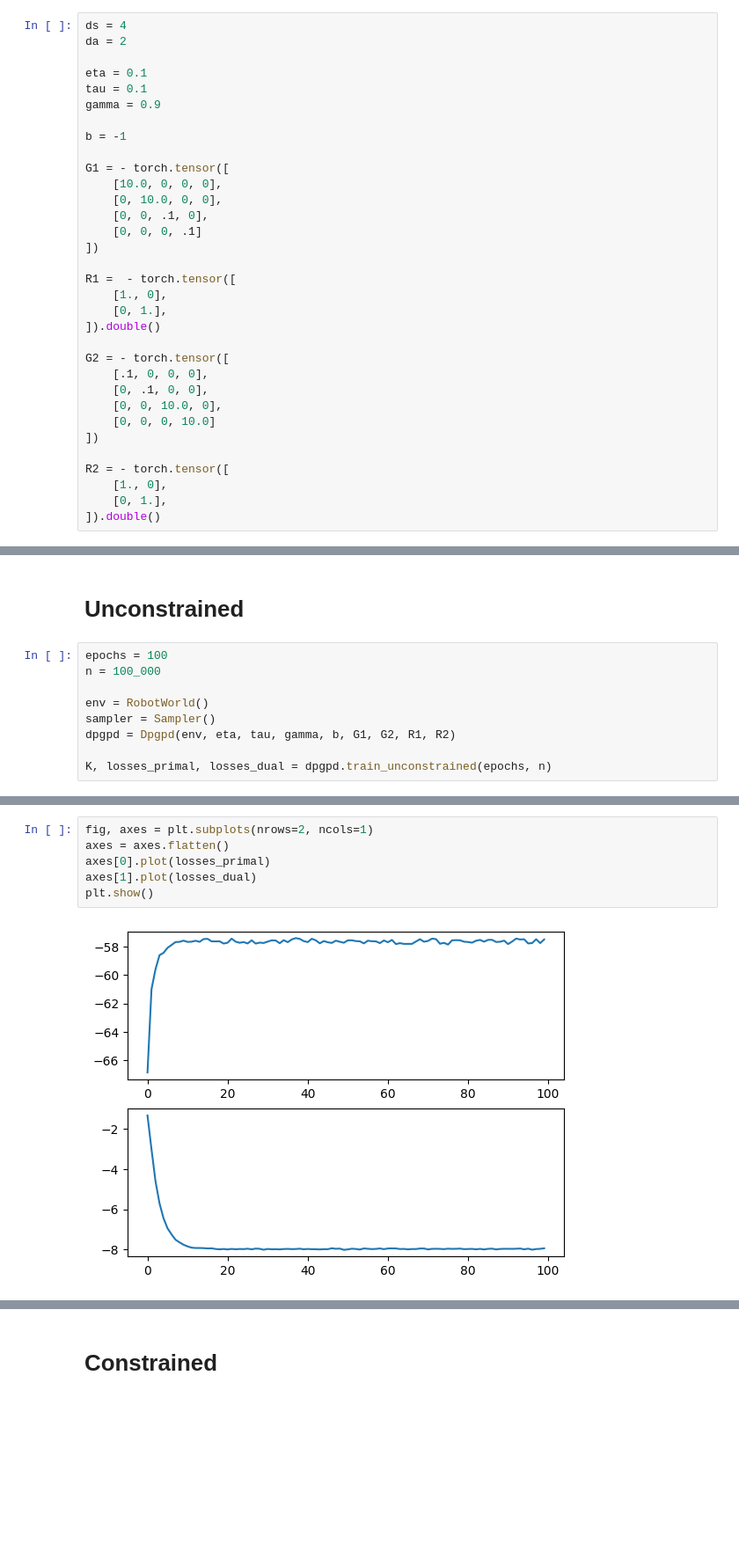
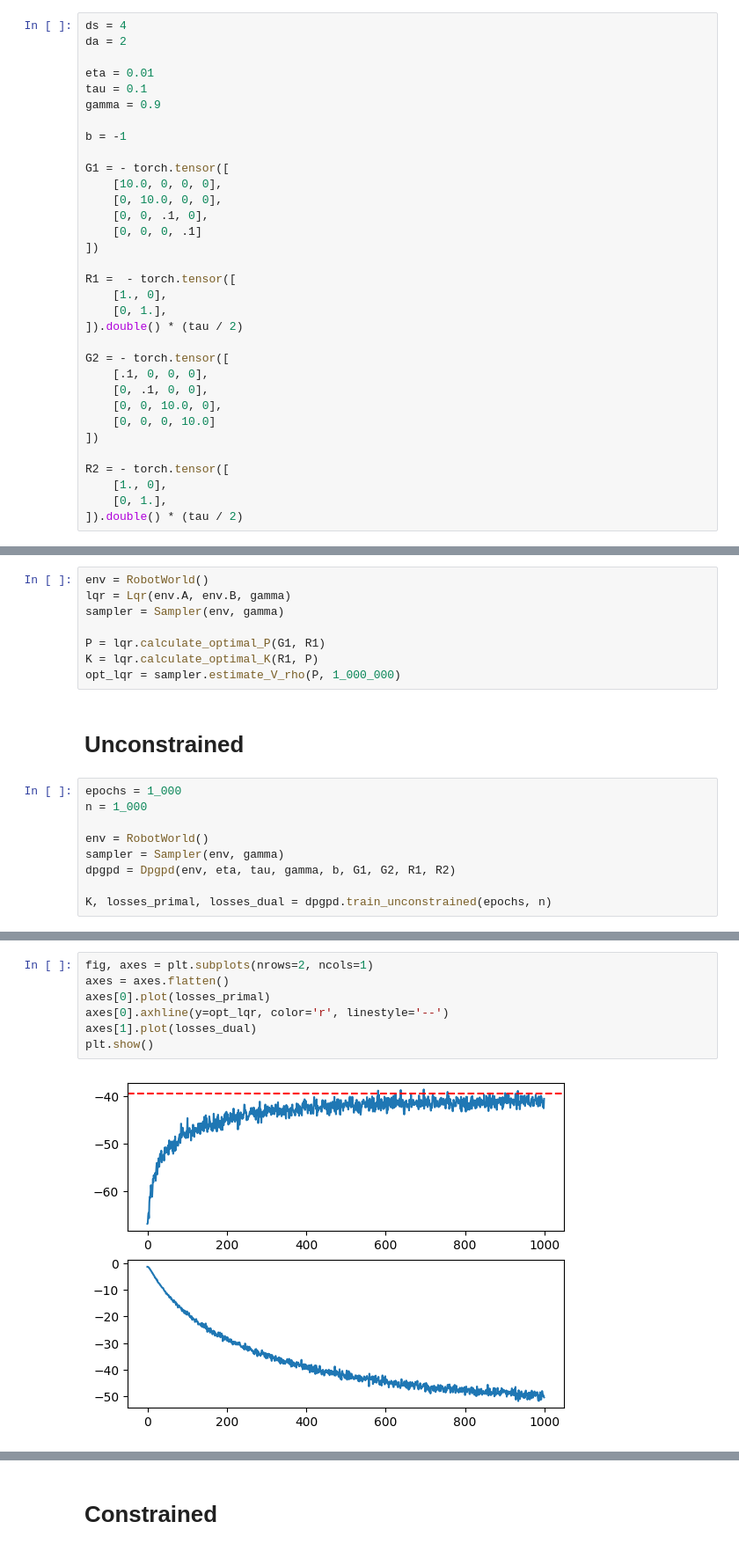
Before and after one commit to sergiorozada12/d-pg-pd, a Jupyter notebook: experiments/EXP1_vel_DPGPD.ipynb, the cells around one changed output, grey strips where cells are left out. Shown: that part at 88% size. Saved outputs shown, nothing was run; the diff lists cells and outputs as text; blank space fills up the shorter version.

Commit message:
feature: added adpgpd from samples

```diff
--- a/experiments/EXP1_DPGPD_exact.ipynb
+++ b/experiments/EXP1_vel_DPGPD.ipynb
@@ -17,7 +17,7 @@ from src.sampling import Sampler
 ds = 4
 da = 2
 
-eta = 0.1
+eta = 0.01
 tau = 0.1
 gamma = 0.9
 
@@ -33,7 +33,7 @@ G1 = - torch.tensor([
 R1 =  - torch.tensor([
     [1., 0],
     [0, 1.],
-]).double()
+]).double() * (tau / 2)
 
 G2 = - torch.tensor([
     [.1, 0, 0, 0],
@@ -45,4 +45,4 @@ G2 = - torch.tensor([
 R2 = - torch.tensor([
     [1., 0],
     [0, 1.],
-]).double()
+]).double() * (tau / 2)
@@ -49,11 +51,19 @@ R2 = - torch.tensor([
+# %%
+env = RobotWorld()
+lqr = Lqr(env.A, env.B, gamma)
+sampler = Sampler(env, gamma)
+
+P = lqr.calculate_optimal_P(G1, R1)
+K = lqr.calculate_optimal_K(R1, P)
+opt_lqr = sampler.estimate_V_rho(P, 1_000_000)
 # %% [markdown]
 # Unconstrained
 # %%
-epochs = 100
-n = 100_000
+epochs = 1_000
+n = 1_000
 
 env = RobotWorld()
-sampler = Sampler()
+sampler = Sampler(env, gamma)
 dpgpd = Dpgpd(env, eta, tau, gamma, b, G1, G2, R1, R2)
 
 K, losses_primal, losses_dual = dpgpd.train_unconstrained(epochs, n)
@@ -62,10 +72,11 @@ Episode 99/100 - Return -57.50103775841047
 # %%
 fig, axes = plt.subplots(nrows=2, ncols=1)
 axes = axes.flatten()
 axes[0].plot(losses_primal)
+axes[0].axhline(y=opt_lqr, color='r', linestyle='--')
 axes[1].plot(losses_dual)
 plt.show()
 # %% [output]
-[figure, old version]
+[figure, new version]
 # %%
 T = 1_000
```
Also changed, not shown: parts of 6 cells of this notebook, 6 other files.
